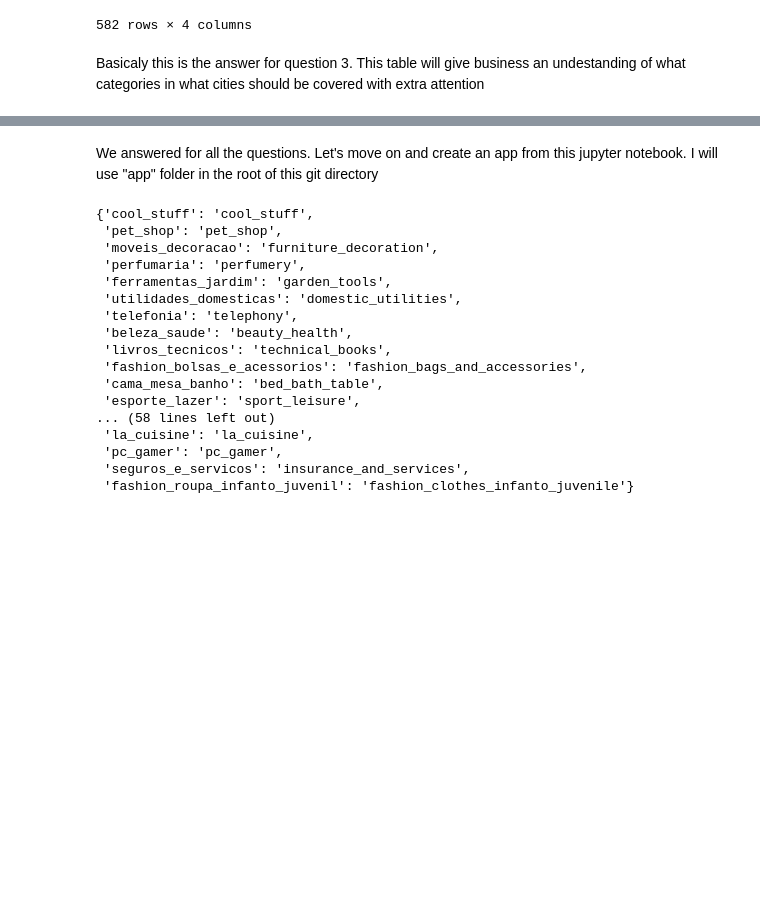
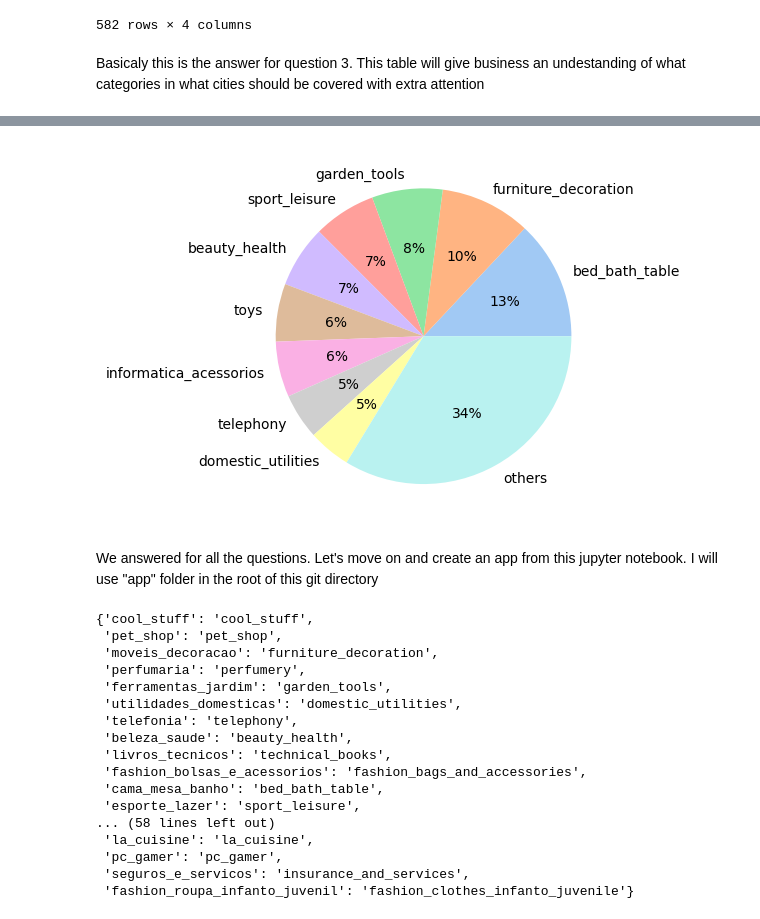
Before and after one commit to MaratJilikbaev/brazilian_e_commerce, a Jupyter notebook: research/goal_realization.ipynb, the cells around one changed output, grey strips where cells are left out. Saved outputs shown, nothing was run; the diff lists cells and outputs as text; code cells hidden in the pictures; blank space fills up the shorter version.

Commit message:
added graph

```diff
--- a/research/goal_realization.ipynb
+++ b/research/goal_realization.ipynb
@@ -1195,0 +1198,10 @@ Basicaly this is the answer for question 3. This table will give business an und
+# %%
+for_plot = question_3_df.reset_index()[['eng_category', 'count_products_sold']].groupby('eng_category').sum()
+
+overall_prch_cnt = for_plot.count_products_sold.sum()
+for_plot = for_plot.sort_values('count_products_sold',ascending=False).head(9)
+for_plot.loc['others'] = overall_prch_cnt - for_plot.sum()
+for_plot['count_products_sold_prc'] = np.round((for_plot['count_products_sold'] / overall_prch_cnt) * 100, 2)
+print('this must be 100% - ', for_plot['count_products_sold_prc'].sum())
+for_plot = for_plot.reset_index()
+for_plot
@@ -1196,3 +1221,12 @@ Basicaly this is the answer for question 3. This table will give business an und
+# %%
+data = for_plot.count_products_sold_prc
+labels = for_plot.eng_category
+colors = sns.color_palette('pastel')[0:data.shape[0]]
+
+plt.pie(data, labels = labels, colors = colors, autopct='%.0f%%')
+plt.show()
+# %% [output]
+[figure, added]
 # %% [markdown]
 We answered for all the questions. Let's move on and create an app from this jupyter notebook. I will use "app" folder in the root of this git directory
 # %%
```
Also changed, not shown: parts of 2 cells of this notebook.
